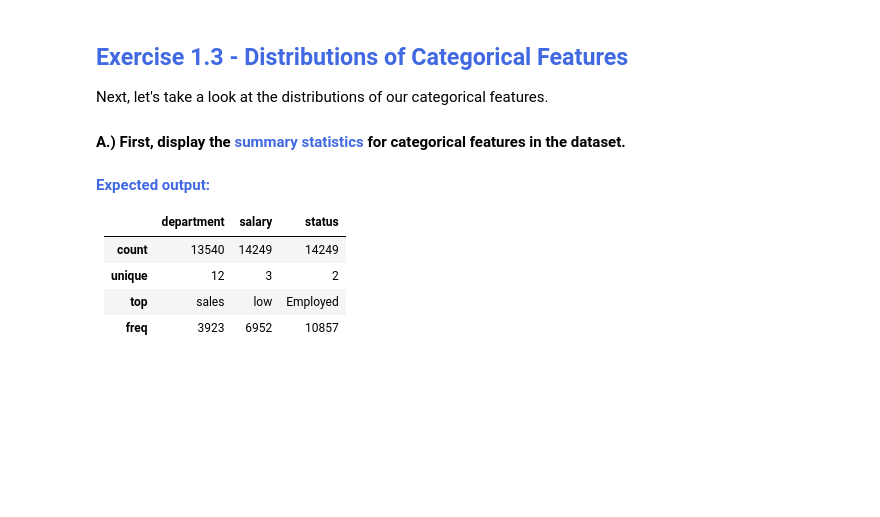
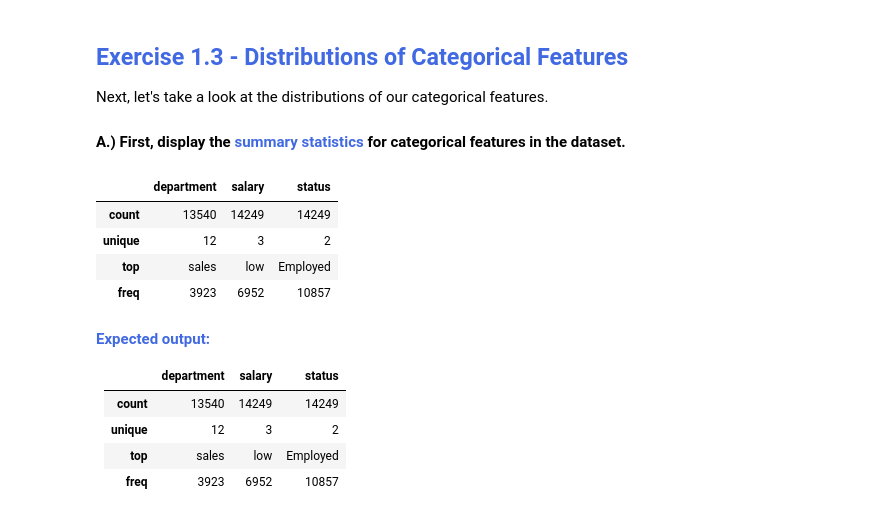
Before and after one commit to tundeiness/Chief-People-Officer, a Jupyter notebook: 1 - Workbook - Exploratory Analysis Plus.ipynb, the cells around one changed output. Cells and saved outputs as stored; diff of their text form; code cells hidden in the pictures; blank space fills up the shorter version.

```diff
--- a/1 - Workbook - Exploratory Analysis Plus.ipynb
+++ b/1 - Workbook - Exploratory Analysis Plus.ipynb
@@ -607,6 +607,14 @@ dfs.describe()
 Next, let's take a look at the distributions of our categorical features.
 
 #### A.) First, display the <span style="color:royalblue">summary statistics</span> for categorical features in the dataset.
+# %%
+df.select_dtypes(include='object').describe()
+# %% [output]
+|  | department | salary | status |
+| count | 13540 | 14249 | 14249 |
+| unique | 12 | 3 | 2 |
+| top | sales | low | Employed |
+| freq | 3923 | 6952 | 10857 |
 # %% [markdown]
 <strong style="color:RoyalBlue">Expected output:</strong>
 <table border="1" class="dataframe">
```
